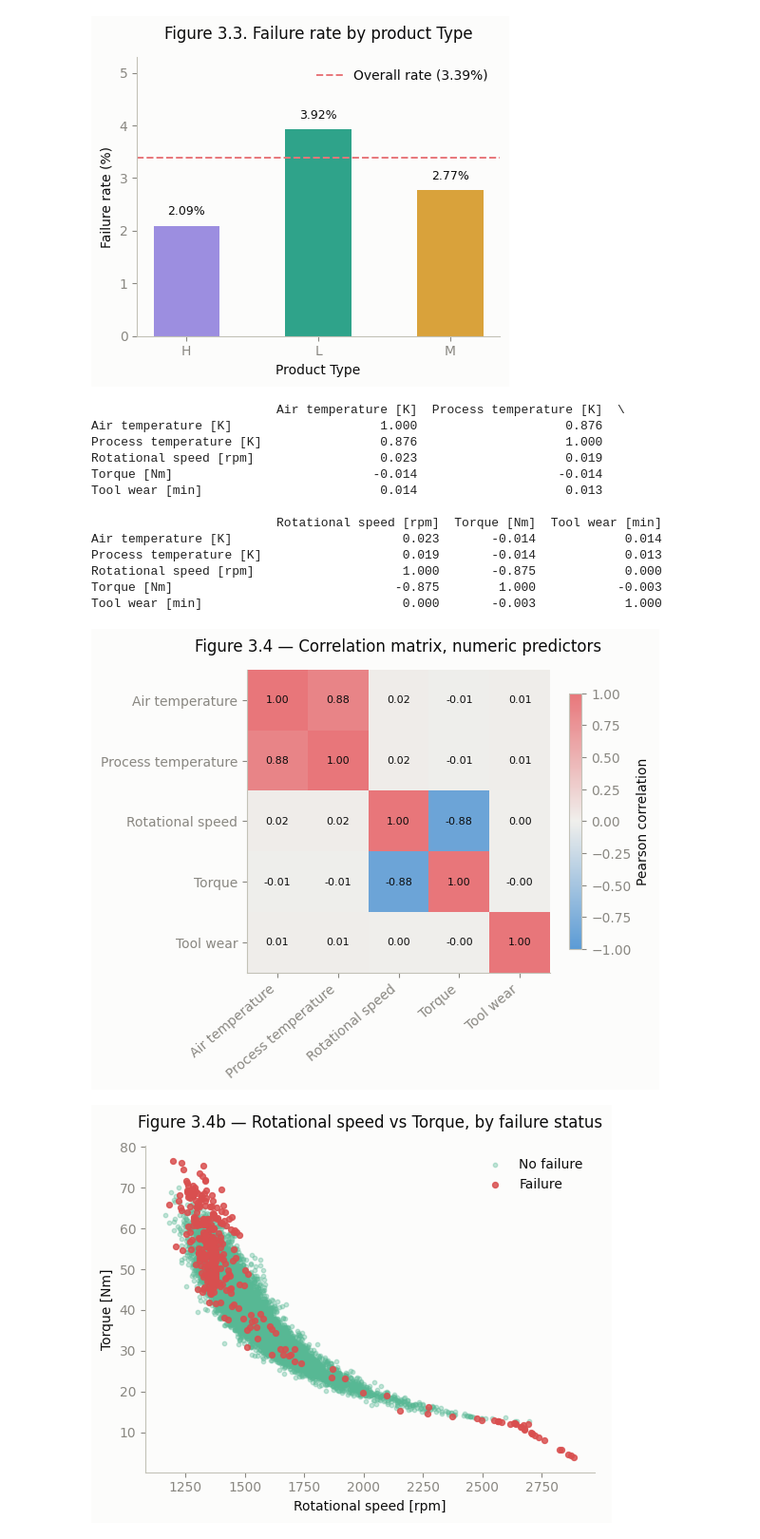
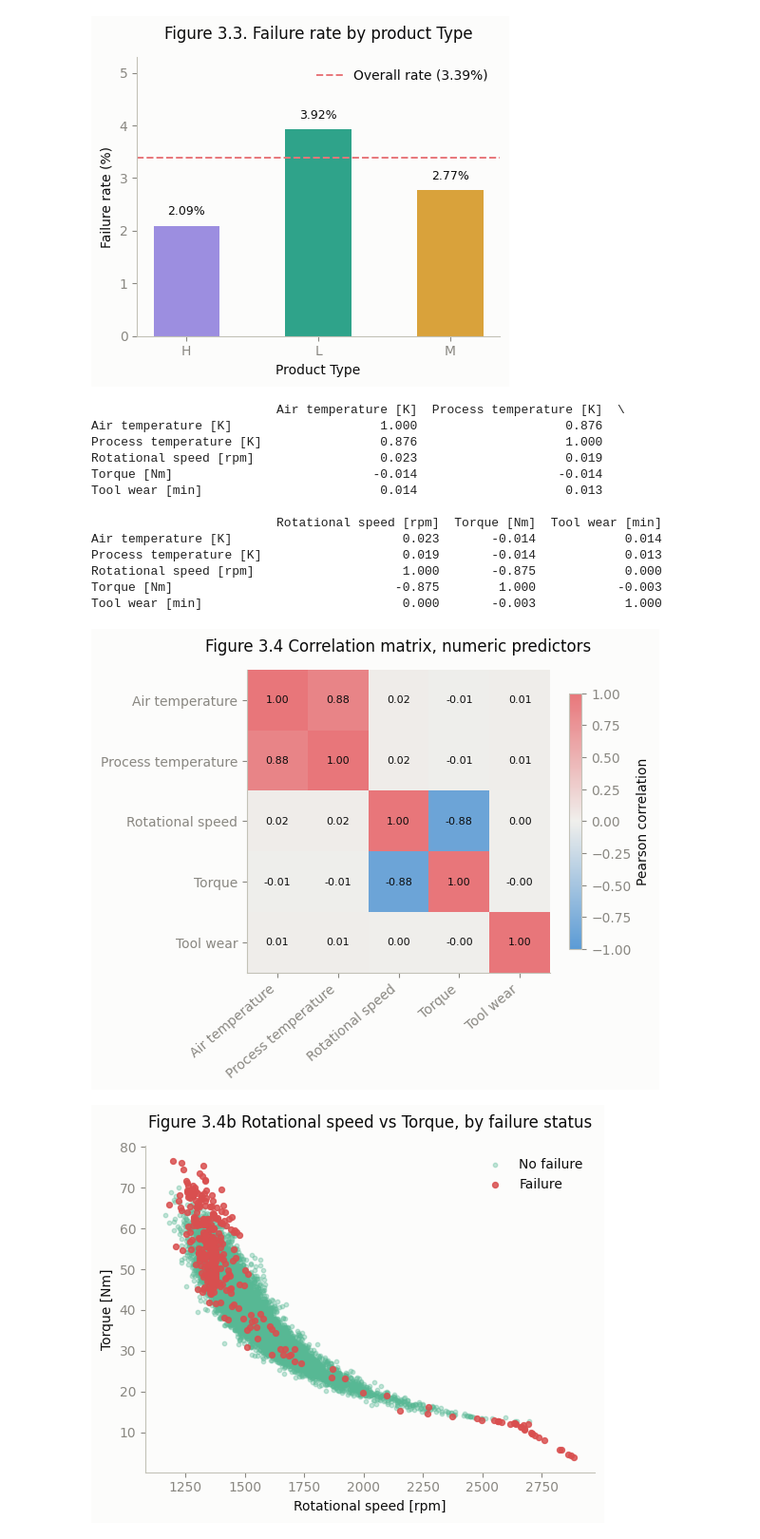
Before and after one commit to JoseAlberto88/Predictive-Maintenance-Dataset, a Jupyter notebook: Predictive_Maintenance_Dataset.ipynb, the cells around one changed output. Shown at 95% size. Saved outputs shown, nothing was run; the diff lists cells and outputs as text; code cells hidden in the pictures.

```diff
--- a/Predictive_Maintenance_Dataset.ipynb
+++ b/Predictive_Maintenance_Dataset.ipynb
@@ -513,41 +513,41 @@ for i in range(len(numeric_cols)):
         ax.text(j, i, f"{corr_matrix.values[i, j]:.2f}", ha='center', va='center',
                 fontsize=8, color=TEXT_PRIMARY)
 fig.colorbar(im, ax=ax, shrink=0.8, label="Pearson correlation")
-ax.set_title("Figure 3.4 — Correlation matrix, numeric predictors")
+ax.set_title("Figure 3.4 Correlation matrix, numeric predictors")
 plt.tight_layout()
 savefig("fig3_4_correlation_heatmap.png")
 plt.show()
 
 # Scatter: Rotational speed vs Torque, colored by failure status
 fig, ax = plt.subplots(figsize=(5.5, 4.5))
 for cls, color, label in [(0, COLOR_NO_FAILURE_STRONG, 'No failure'), (1, COLOR_FAILURE_STRONG, 'Failure')]:
     subset = df[df[target_col] == cls]
     ax.scatter(subset['Rotational speed [rpm]'], subset['Torque [Nm]'],
                s=10 if cls == 0 else 18, alpha=0.35 if cls == 0 else 0.85,
                color=color, label=label)
 ax.set_xlabel("Rotational speed [rpm]")
 ax.set_ylabel("Torque [Nm]")
-ax.set_title("Figure 3.4b — Rotational speed vs Torque, by failure status")
+ax.set_title("Figure 3.4b Rotational speed vs Torque, by failure status")
 ax.legend(frameon=False)
 plt.tight_layout()
 savefig("fig3_4b_speed_vs_torque.png")
 plt.show()
 # %% [output]
                          Air temperature [K]  Process temperature [K]  \
 Air temperature [K]                    1.000                    0.876
 Process temperature [K]                0.876                    1.000
 Rotational speed [rpm]                 0.023                    0.019
 Torque [Nm]                           -0.014                   -0.014
 Tool wear [min]                        0.014                    0.013
 
                          Rotational speed [rpm]  Torque [Nm]  Tool wear [min]
 Air temperature [K]                       0.023       -0.014            0.014
 Process temperature [K]                   0.019       -0.014            0.013
 Rotational speed [rpm]                    1.000       -0.875            0.000
 Torque [Nm]                              -0.875        1.000           -0.003
 Tool wear [min]                           0.000       -0.003            1.000
-[figure, old version]
+[figure, new version]
-[figure, old version]
+[figure, new version]
 # %%
 # Finding 3.5 (MULTI-variable). Temperature differential x Rotational speed
 
```
Also changed, not shown: parts of 2 cells of this notebook.
